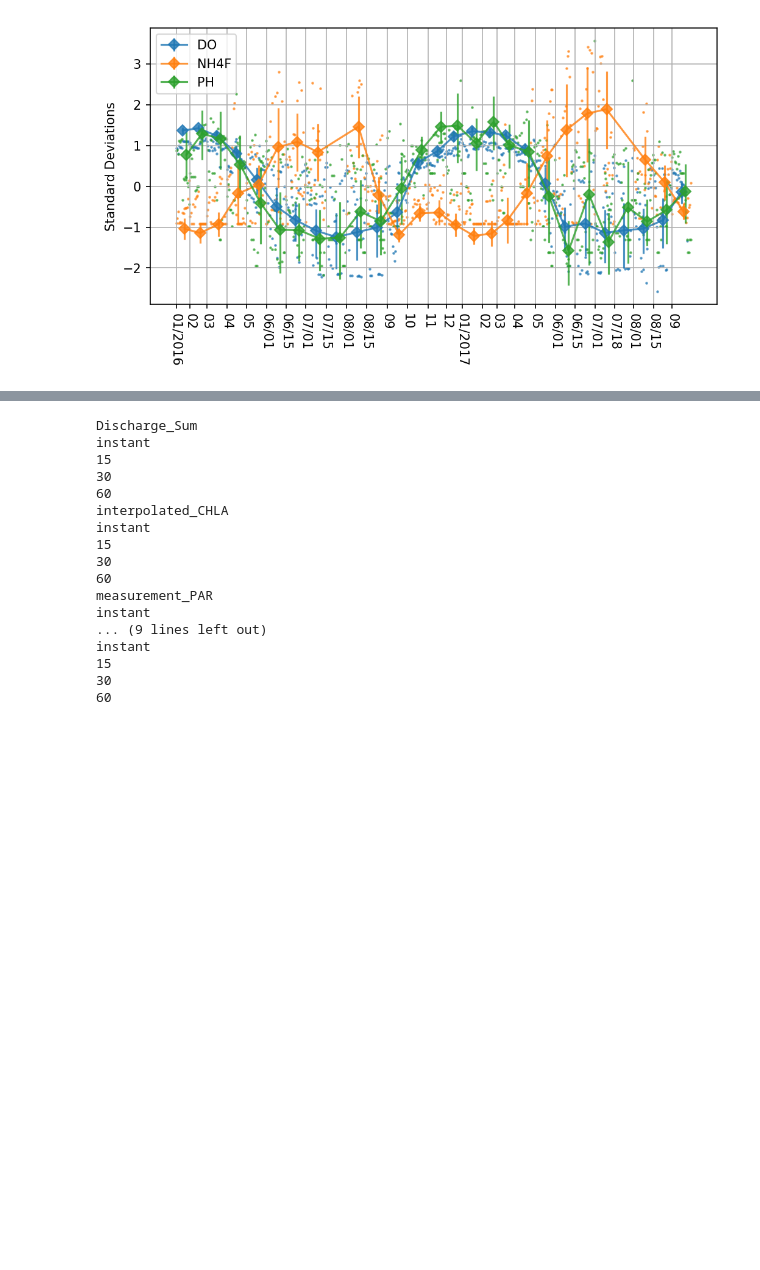
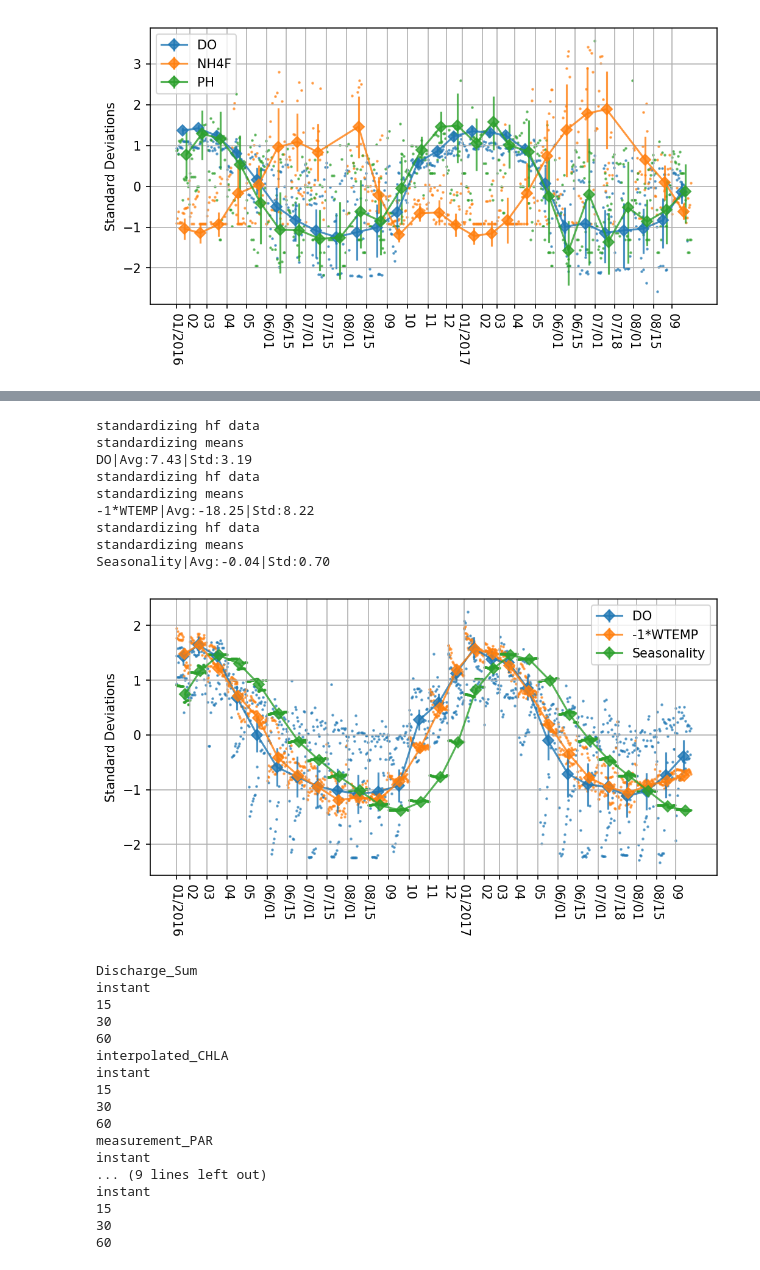
Before and after one commit to karoraw1/ChesapeakeMicrobiome, a Jupyter notebook: scripts/1_Environmental_Data_Processing.ipynb, the cells around one changed output, grey strips where cells are left out. Cells and saved outputs as stored; diff of their text form; code cells hidden in the pictures; blank space fills up the shorter version.

```diff
--- a/scripts/1_Environmental_Data_Processing.ipynb
+++ b/scripts/1_Environmental_Data_Processing.ipynb
@@ -1276,5 +1285,9 @@ FallPeak|Avg:0.05|Std:0.70
 # %%
-wc_df = data_by_type["all_lower"].copy()
+wc_df1 = data_by_type["all_lower"].copy()
+wc_df1['WaterColumnPosition'] = pd.Series(['lower']*len(wc_df1), index=wc_df1.index)
+wc_df2 = data_by_type["all_upper"].copy()
+wc_df2['WaterColumnPosition'] = pd.Series(['upper']*len(wc_df2), index=wc_df2.index)
+wc_df = wc_df1.append(wc_df2, ignore_index=True)
 wc_df['DATE_TIME'] = pd.to_datetime(wc_df['SampleDate_SampleTime'].dt.date)
 wc_df['Latitude'] = wc_df.Station.map(lat_dict)
 wc_df['Longitude'] = wc_df.Station.map(lon_dict)
@@ -1297,6 +1310,24 @@ everything2_df['LinearTime'] = add_linear_time(everything2_df.DATE_TIME.copy())
 everything2_df['DayLength'] = add_day_length(everything2_df['LinearTime'].copy())
 everything2_df['FallPeak'] = add_fall_peak(everything2_df['LinearTime'].copy())
 everything2_df['SpringPeak'] = add_spring_peak(everything2_df['LinearTime'].copy())
+# %%
+tempx = wc_df[['DATE_TIME','DO', 'WTEMP', 'SpringPeak', 'cruise_id', 'Station', 'WaterColumnPosition']].dropna().drop_duplicates().copy()
+tempx['WTEMP'] = tempx['WTEMP']*-1
+tempx = tempx.rename(columns={"SpringPeak":'Seasonality', 'WTEMP':'-1*WTEMP'})
+
+_ = plot_time_series(tempx, ['DO', '-1*WTEMP', 'Seasonality'], txfm=False, standardize=True, legend_loc='best',
+                     type_=[1,1, 1])
+# %% [output]
+standardizing hf data
+standardizing means
+DO|Avg:7.43|Std:3.19
+standardizing hf data
+standardizing means
+-1*WTEMP|Avg:-18.25|Std:8.22
+standardizing hf data
+standardizing means
+Seasonality|Avg:-0.04|Std:0.70
+[figure, added]
 # %%
 cols2agg = ['Discharge_Sum', 'interpolated_CHLA', 'measurement_PAR',
             'WIND_RATIO_BWI', 'PRECIP24HR_BWI']
```
Also changed, not shown: parts of 15 cells of this notebook, 5 other files.
